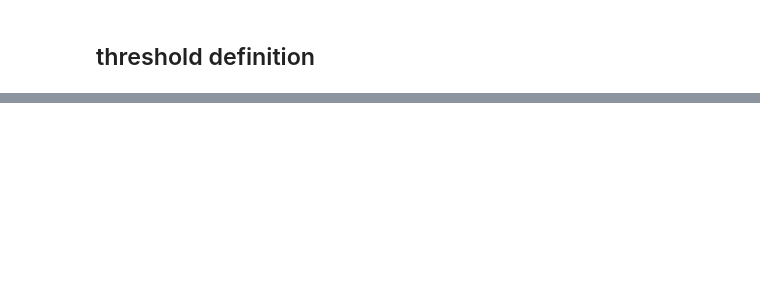
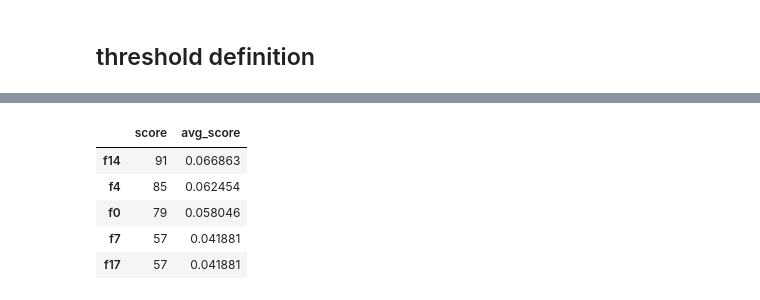
Before and after one commit to julie87zhang/python_exercise, a Jupyter notebook: credit_fraud.ipynb, the cells around one changed output, grey strips where cells are left out. Drawn from its saved outputs; the diff is of its cells as text; code cells hidden in the pictures; blank space fills up the shorter version.

```diff
--- a/credit_fraud.ipynb
+++ b/credit_fraud.ipynb
@@ -334,0 +377,10 @@ average_precision
+# %%
+data['avg_score']=data['score']/data['score'].sum()
+data.sort_values(by='avg_score',ascending=False).head(5)
+# %% [output]
+|  | score | avg_score |
+| f14 | 91 | 0.066863 |
+| f4 | 85 | 0.062454 |
+| f0 | 79 | 0.058046 |
+| f7 | 57 | 0.041881 |
+| f17 | 57 | 0.041881 |
```
Also changed, not shown: parts of 22 cells of this notebook.
